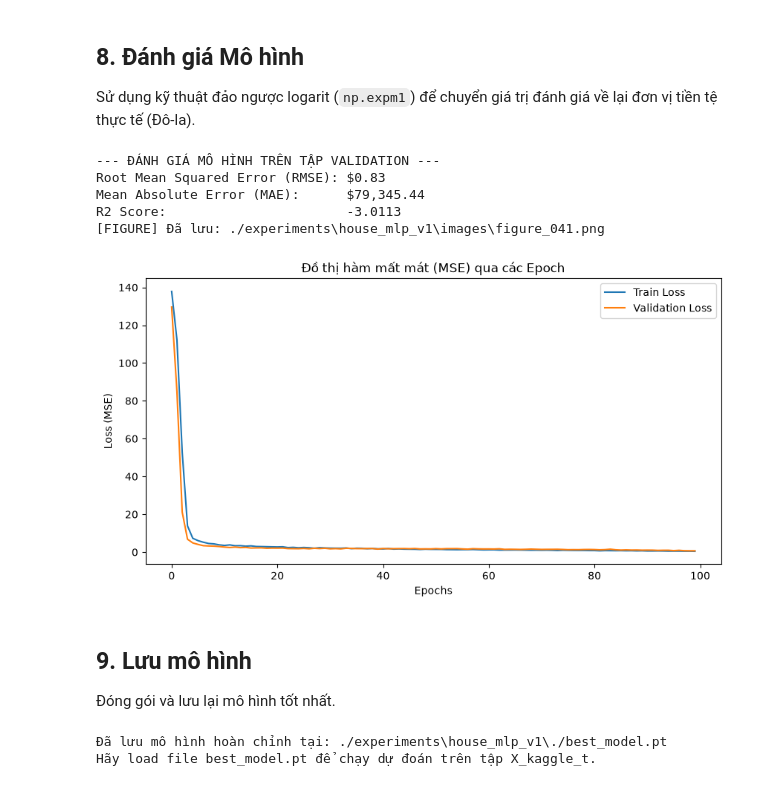
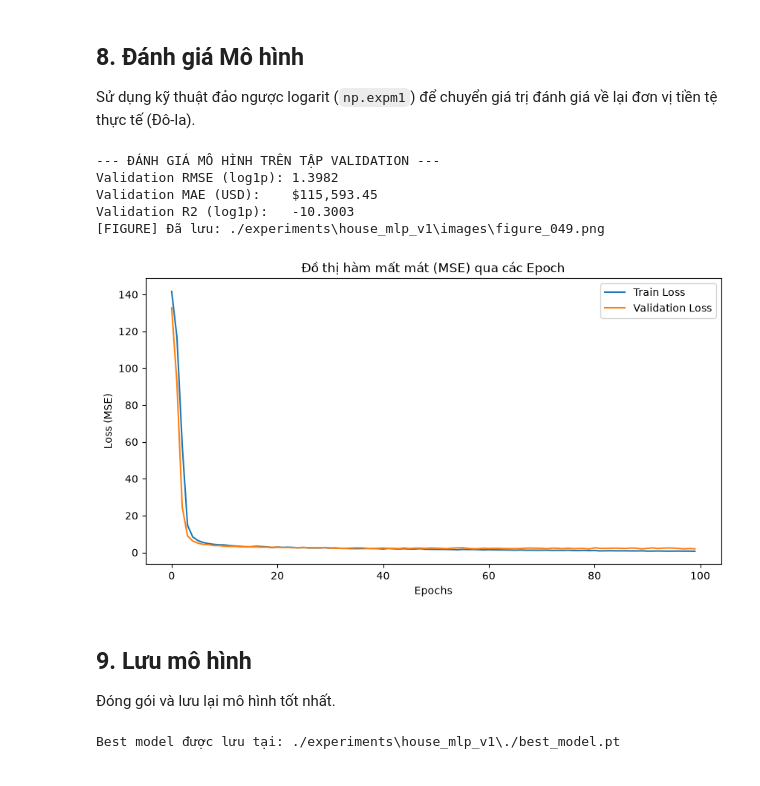
Before and after one commit to SGHPK0905/DeepLearning_3SV_DDU1231, a Jupyter notebook: BaitapNhom/Lab02/experiments/house_mlp_v1/Son_notebook/houve_v2.ipynb, the cells around one changed output. Drawn from its saved outputs; the diff is of its cells as text; code cells hidden in the pictures.

Commit message:
Tuan02/Lab02/Lưu và đánh giá mô hình tốt nhất

```diff
--- a/BaitapNhom/Lab02/experiments/house_mlp_v1/Son_notebook/houve_v2.ipynb
+++ b/BaitapNhom/Lab02/experiments/house_mlp_v1/Son_notebook/houve_v2.ipynb
@@ -705,6 +705,8 @@ optimizer = torch.optim.Adam(model.parameters(), lr=params["train"]["learning_ra
 epochs = params["train"]["epochs"]
 train_losses = []
 val_losses = []
+
+best_val_loss = float("inf")
 
 print("--- BẮT ĐẦU HUẤN LUYỆN ---")
 for epoch in range(epochs):
@@ -728,6 +730,19 @@ for epoch in range(epochs):
         val_loss = criterion(val_preds, y_val_t).item()
         val_losses.append(val_loss)
 
+    if val_loss < best_val_loss:
+        best_val_loss = val_loss
+
+        torch.save(
+            model.state_dict(),
+            best_model_path
+        )
+
+        print(
+            f"  -> Lưu model tốt nhất tại epoch {epoch + 1}, "
+            f"Val Loss = {val_loss:.6f}"
+        )
+
     if (epoch + 1) % 15 == 0:
         print(f'Epoch [{epoch+1}/{epochs}], Train Loss: {avg_train_loss:.4f}, Val Loss: {val_loss:.4f}')
 # %% [output]
@@ -743,6 +768,10 @@ Epoch [90/100], Train Loss: 0.6942, Val Loss: 1.0312
 Sử dụng kỹ thuật đảo ngược logarit (`np.expm1`) để chuyển giá trị đánh giá về lại đơn vị tiền tệ thực tế (Đô-la).
 # %%
 # ================= PHẦN 8: ĐÁNH GIÁ MÔ HÌNH =================
+model.load_state_dict(
+    torch.load(best_model_path)
+)
+
 model.eval()
 with torch.no_grad():
     # 1. Lấy giá trị logarit gốc do mô hình xuất ra
@@ -750,47 +779,45 @@ with torch.no_grad():
     y_val_true_log = y_val_t.numpy()
 
     # 2. Sử dụng expm1 để đưa về giá tiền thật (chỉ dùng để xem MAE)
     y_val_pred_dollar = np.expm1(y_val_pred_log)
     y_val_true_dollar = np.expm1(y_val_true_log)
 
 # Tính RMSE và R2 trên thang đo Logarit
 mse = mean_squared_error(y_val_true_log, y_val_pred_log)
 rmse = np.sqrt(mse)
 r2 = r2_score(y_val_true_log, y_val_pred_log)
 
 # Tính MAE trên tiền thực tế
 mae = mean_absolute_error(y_val_true_dollar, y_val_pred_dollar)
 
 print("--- ĐÁNH GIÁ MÔ HÌNH TRÊN TẬP VALIDATION ---")
 print(f"Validation RMSE (log1p): {rmse:.4f}")
 print(f"Validation MAE (USD):    ${mae:,.2f}")
 print(f"Validation R2 (log1p):   {r2:.4f}")
 
 # Vẽ đồ thị Loss
 plt.figure(figsize=(10, 5))
 plt.plot(train_losses, label='Train Loss')
 plt.plot(val_losses, label='Validation Loss')
 plt.title('Đồ thị hàm mất mát (MSE) qua các Epoch')
 plt.xlabel('Epochs')
 plt.ylabel('Loss (MSE)')
 plt.legend()
 plt.show()
 # %% [output]
 --- ĐÁNH GIÁ MÔ HÌNH TRÊN TẬP VALIDATION ---
-Root Mean Squared Error (RMSE): $0.83
-Mean Absolute Error (MAE):      $79,345.44
-R2 Score:                       -3.0113
-[FIGURE] Đã lưu: ./experiments\house_mlp_v1\images\figure_041.png
+Validation RMSE (log1p): 1.3982
+Validation MAE (USD):    $115,593.45
+Validation R2 (log1p):   -10.3003
+[FIGURE] Đã lưu: ./experiments\house_mlp_v1\images\figure_049.png
-[figure, old version]
+[figure, new version]
 # %% [markdown]
 ## 9. Lưu mô hình
 Đóng gói và lưu lại mô hình tốt nhất.
 # %%
 # ================= PHẦN 9: LƯU MÔ HÌNH =================
-# Lưu lại mô hình để bàn giao cho Thành viên tiếp theo (Triển khai & Dự đoán tập Test)
-torch.save(model.state_dict(), best_model_path)
-print(f"Đã lưu mô hình hoàn chỉnh tại: {best_model_path}")
-print("Hãy load file best_model.pt để chạy dự đoán trên tập X_kaggle_t.")
+
+# Model tốt nhất đã được lưu tự động trong quá trình training
+print(f"Best model được lưu tại: {best_model_path}")
 # %% [output]
-Đã lưu mô hình hoàn chỉnh tại: ./experiments\house_mlp_v1\./best_model.pt
-Hãy load file best_model.pt để chạy dự đoán trên tập X_kaggle_t.
+Best model được lưu tại: ./experiments\house_mlp_v1\./best_model.pt
```
Also changed, not shown: parts of 7 cells of this notebook.
